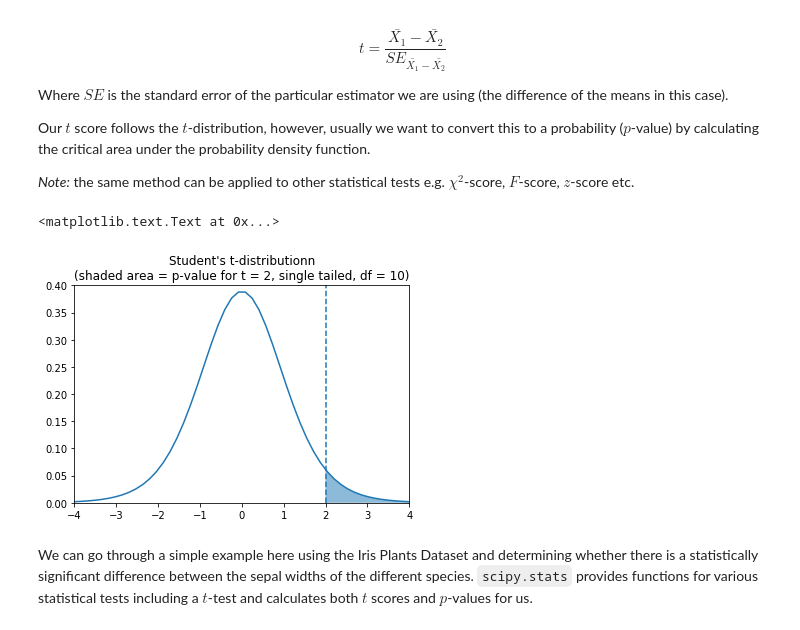
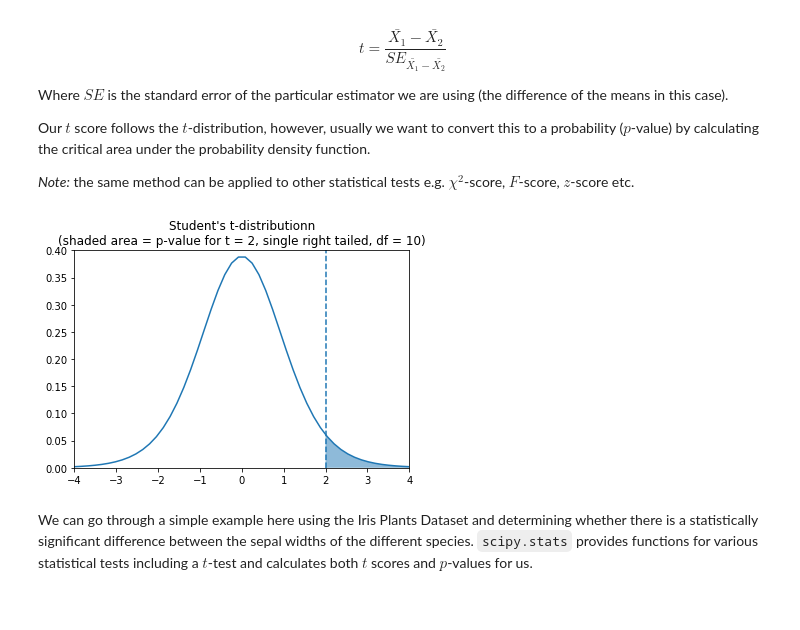
Before and after one commit to jzmnd/hypothesis-testing, a Jupyter notebook: Hypothesis_Testing_And_Bayesian_Inference.ipynb, the cells around one changed output. Saved outputs shown, nothing was run; the diff lists cells and outputs as text; code cells hidden in the pictures.

```diff
--- a/Hypothesis_Testing_And_Bayesian_Inference.ipynb
+++ b/Hypothesis_Testing_And_Bayesian_Inference.ipynb
@@ -100,17 +101,16 @@ Our $t$ score follows the $t$-distribution, however, usually we want to convert
 # %%
 from scipy.stats import t
 
 degrees_freedom = 10
 x = np.linspace(-4, 4)
 xf = np.linspace(2, 4)
 plt.plot(x, t.pdf(x, degrees_freedom))
 plt.axvline(x=2, ls='--')
 plt.fill_between(xf, t.pdf(xf, degrees_freedom), alpha=0.5)
 plt.axis([-4, 4, 0, 0.4])
-plt.title("Student's t-distributionn\n(shaded area = p-value for t = 2, single tailed, df = 10)")
+plt.title("Student's t-distributionn\n(shaded area = p-value for t = 2, single right tailed, df = 10)");
 # %% [output]
-<matplotlib.text.Text at 0x...>
-[figure, old version]
+[figure, new version]
 # %% [markdown]
 We can go through a simple example here using the Iris Plants Dataset and determining whether there is a statistically significant difference between the sepal widths of the different species. `scipy.stats` provides functions for various statistical tests including a $t$-test and calculates both $t$ scores and $p$-values for us.
 # %%
```
Also changed, not shown: parts of 8 cells of this notebook.
